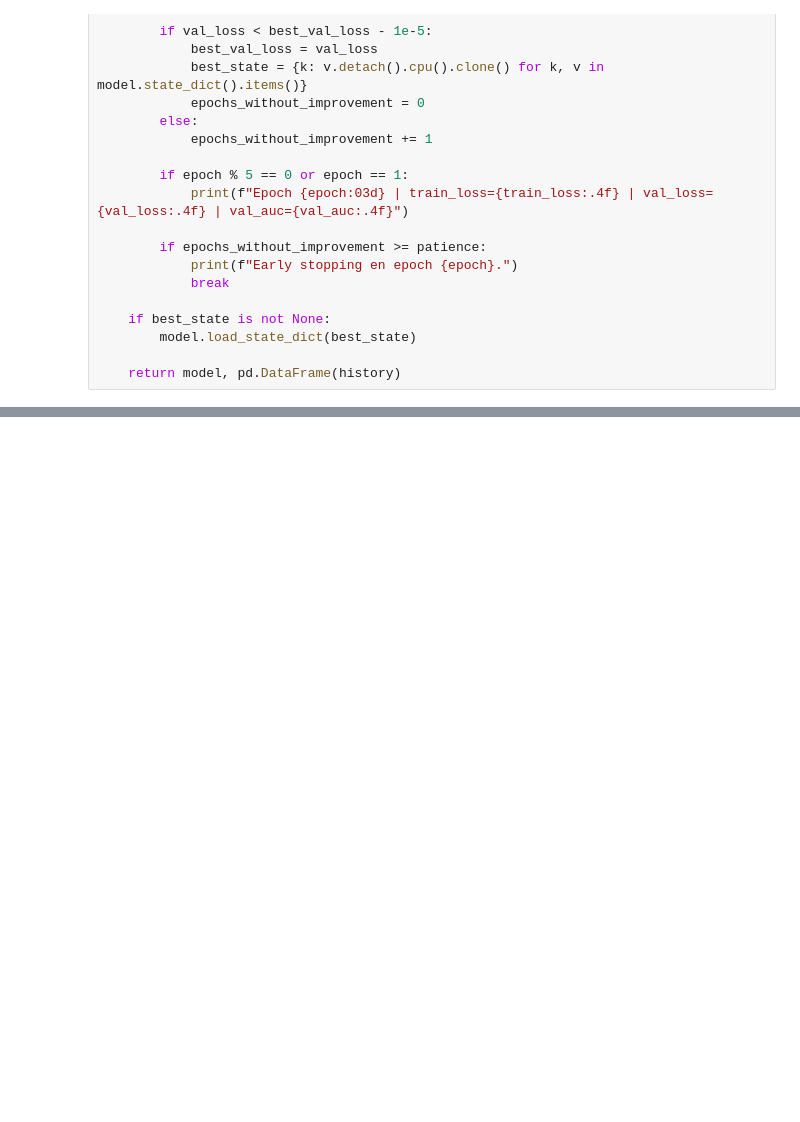
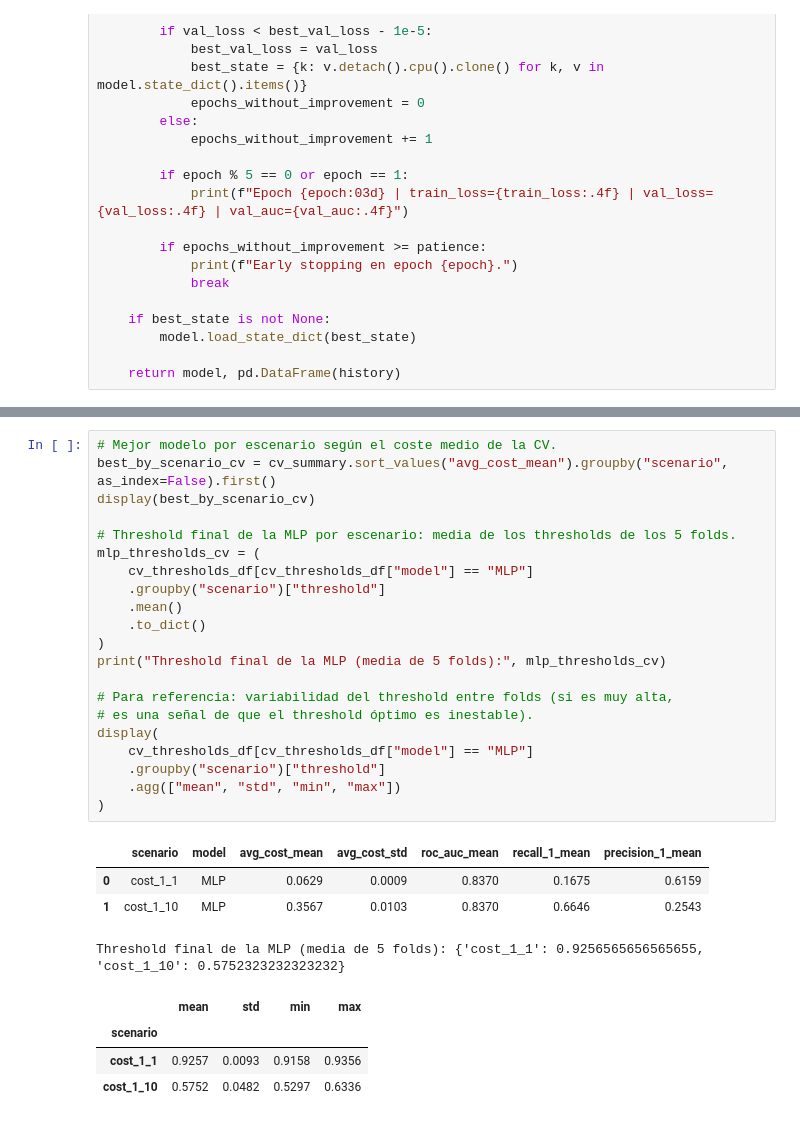
Before and after one commit to mirdbg/Credit_XAI, a Jupyter notebook: 02_Modelado_RL_NN.ipynb, the cells around one changed output, grey strips where cells are left out. Cells and saved outputs as stored; diff of their text form; blank space fills up the shorter version.

```diff
--- a/02_Modelado_RL_NN.ipynb
+++ b/02_Modelado_RL_NN.ipynb
@@ -849 +955,31 @@ best_by_scenario
+# %%
+# Mejor modelo por escenario según el coste medio de la CV.
+best_by_scenario_cv = cv_summary.sort_values("avg_cost_mean").groupby("scenario", as_index=False).first()
+display(best_by_scenario_cv)
+
+# Threshold final de la MLP por escenario: media de los thresholds de los 5 folds.
+mlp_thresholds_cv = (
+    cv_thresholds_df[cv_thresholds_df["model"] == "MLP"]
+    .groupby("scenario")["threshold"]
+    .mean()
+    .to_dict()
+)
+print("Threshold final de la MLP (media de 5 folds):", mlp_thresholds_cv)
+
+# Para referencia: variabilidad del threshold entre folds (si es muy alta,
+# es una señal de que el threshold óptimo es inestable).
+display(
+    cv_thresholds_df[cv_thresholds_df["model"] == "MLP"]
+    .groupby("scenario")["threshold"]
+    .agg(["mean", "std", "min", "max"])
+)
+# %% [output]
+|  | scenario | model | avg_cost_mean | avg_cost_std | roc_auc_mean | recall_1_mean | precision_1_mean |
+| 0 | cost_1_1 | MLP | 0.0629 | 0.0009 | 0.8370 | 0.1675 | 0.6159 |
+| 1 | cost_1_10 | MLP | 0.3567 | 0.0103 | 0.8370 | 0.6646 | 0.2543 |
+Threshold final de la MLP (media de 5 folds): {'cost_1_1': 0.9256565656565655, 'cost_1_10': 0.5752323232323232}
+|  | mean | std | min | max |
+| scenario |  |  |  |  |
+| cost_1_1 | 0.9257 | 0.0093 | 0.9158 | 0.9356 |
+| cost_1_10 | 0.5752 | 0.0482 | 0.5297 | 0.6336 |
 # %%
```
Also changed, not shown: parts of 29 cells of this notebook, 1 other file.
